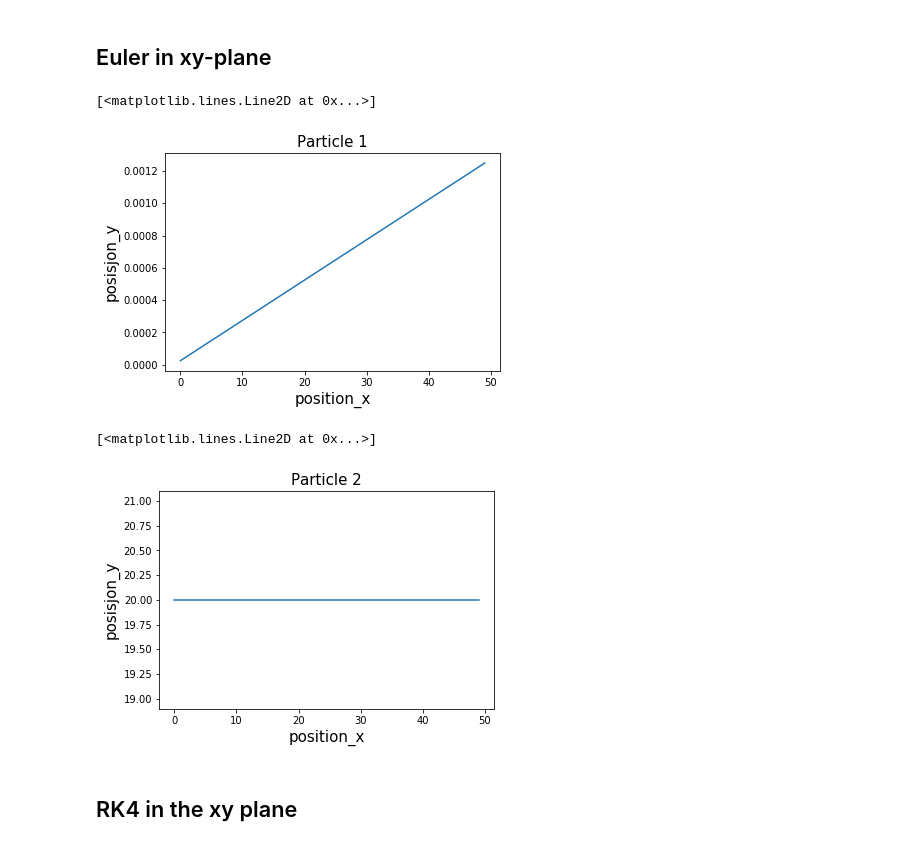
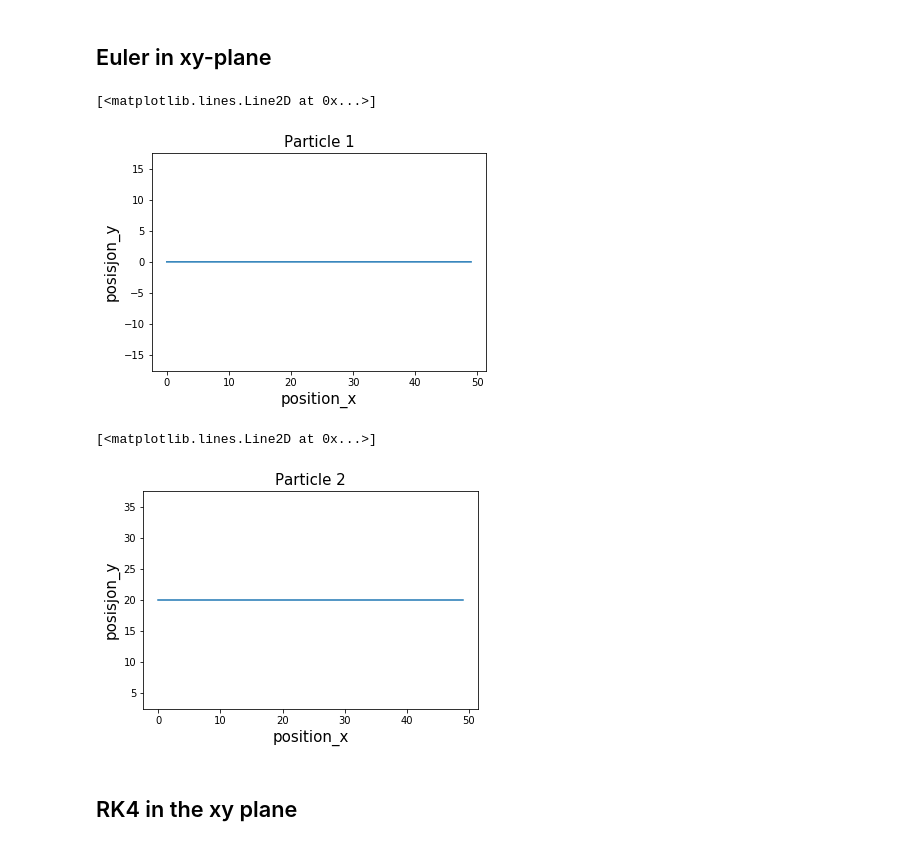
Before and after one commit to moaemilie/Project3_FYS4150, a Jupyter notebook: Task8.ipynb, the cells around one changed output. Drawn from its saved outputs; the diff is of its cells as text; code cells hidden in the pictures.

```diff
--- a/Task8.ipynb
+++ b/Task8.ipynb
@@ -111,28 +111,29 @@ plt.plot(y_eul)
 # %%
 import matplotlib.pyplot as plt
 
 x_eul1 = []
 x_eul2 = []
 for line in open('Particle_x_Euler_REL.txt', 'r'):
     lines = [i for i in line.split()]
     x_eul1.append(float(lines[0]))
     x_eul2.append(float(lines[1]))
 
 y_eul1 = []
 y_eul2 = []
 for line in open('Particle_y_Euler_REL.txt', 'r'):
     lines = [i for i in line.split()]
     y_eul1.append(float(lines[0]))
     y_eul2.append(float(lines[1]))
 
 fig = plt.figure()
 plt.title('Particle 1', fontsize=15)
 plt.xlabel('position_x', fontsize=15)
 plt.ylabel('posisjon_y', fontsize=15)
+plt.axis('equal')
 plt.plot(y_eul1)
 # %% [output]
 [<matplotlib.lines.Line2D at 0x...>]
-[figure, old version]
+[figure, new version]
 # %%
 import matplotlib.pyplot as plt
 
@@ -154,10 +155,11 @@ fig = plt.figure()
 plt.title('Particle 2', fontsize=15)
 plt.xlabel('position_x', fontsize=15)
 plt.ylabel('posisjon_y', fontsize=15)
-plt.plot(x_eul)
+plt.axis('equal')
+plt.plot(x_eul1)
 # %% [output]
 [<matplotlib.lines.Line2D at 0x...>]
-[figure, old version]
+[figure, new version]
 # %% [markdown]
 ## RK4 in the xy plane
 # %%
```
Also changed, not shown: parts of 1 cell of this notebook, 1 other file.
